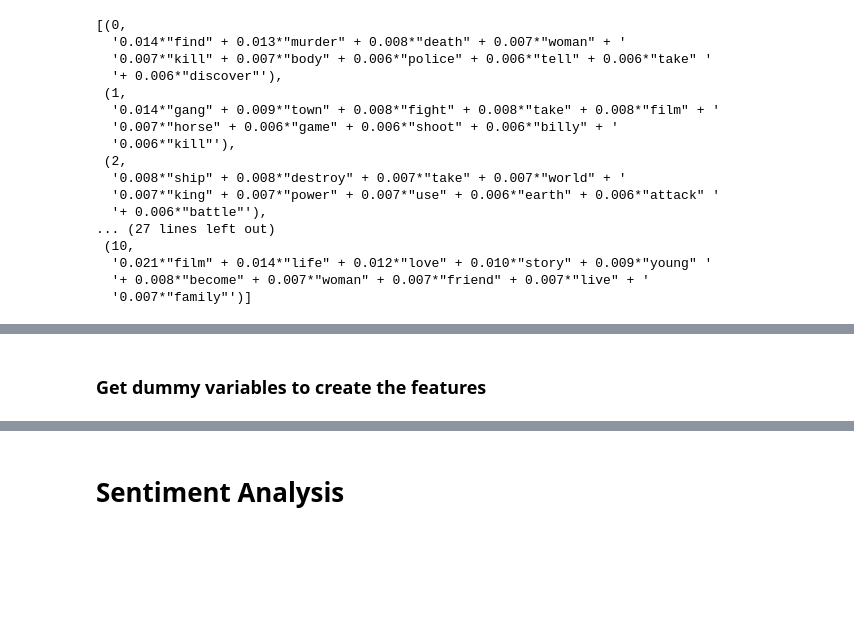
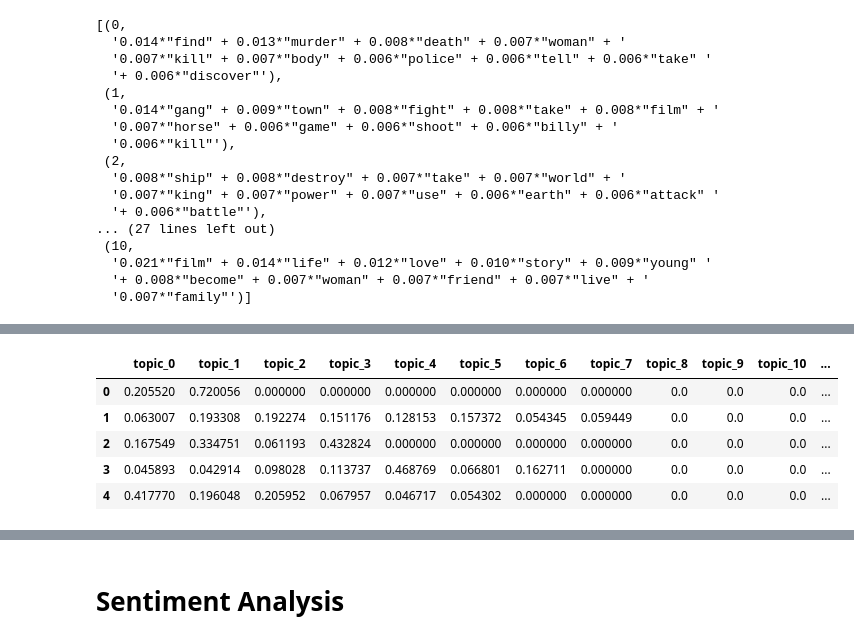
Before and after one commit to epfl-ada/ada-2022-project-badaboom, a Jupyter notebook: P2.ipynb, the cells around one changed output, grey strips where cells are left out. Cells and saved outputs as stored; diff of their text form; code cells hidden in the pictures; blank space fills up the shorter version.

Commit message:
features topic added

```diff
--- a/P2.ipynb
+++ b/P2.ipynb
@@ -1442,3 +1421,21 @@ sent_topics_sorteddf
-# %% [markdown]
-### Get dummy variables to create the features
+# %%
+doc_lda = optimal_model[corpus]
+topic_scores = [[topic_score[1] for topic_score in sent] for sent in doc_lda]
+
+df_topics = pd.DataFrame(topic_scores)
+
+df_topics = df_topics.join(summaries['wikipedia_movie_id'])
+
+df_topics = df_topics.replace(np.nan, 0)
+
+df_topics = df_topics.rename(columns={0: "topic_0", 1: "topic_1", 2: "topic_2", 3: "topic_3", 4: "topic_4", 5: "topic_5", 6: "topic_6", 7: "topic_7", 8: "topic_8", 9: "topic_9", 10: "topic_10" })
+
+df_topics.head()
+# %% [output]
+|  | topic_0 | topic_1 | topic_2 | topic_3 | topic_4 | topic_5 | topic_6 | topic_7 | topic_8 | topic_9 | topic_10 | ... |
+| 0 | 0.205520 | 0.720056 | 0.000000 | 0.000000 | 0.000000 | 0.000000 | 0.000000 | 0.000000 | 0.0 | 0.0 | 0.0 | ... |
+| 1 | 0.063007 | 0.193308 | 0.192274 | 0.151176 | 0.128153 | 0.157372 | 0.054345 | 0.059449 | 0.0 | 0.0 | 0.0 | ... |
+| 2 | 0.167549 | 0.334751 | 0.061193 | 0.432824 | 0.000000 | 0.000000 | 0.000000 | 0.000000 | 0.0 | 0.0 | 0.0 | ... |
+| 3 | 0.045893 | 0.042914 | 0.098028 | 0.113737 | 0.468769 | 0.066801 | 0.162711 | 0.000000 | 0.0 | 0.0 | 0.0 | ... |
+| 4 | 0.417770 | 0.196048 | 0.205952 | 0.067957 | 0.046717 | 0.054302 | 0.000000 | 0.000000 | 0.0 | 0.0 | 0.0 | ... |
 # %%
```
Also changed, not shown: parts of 4 cells of this notebook.
